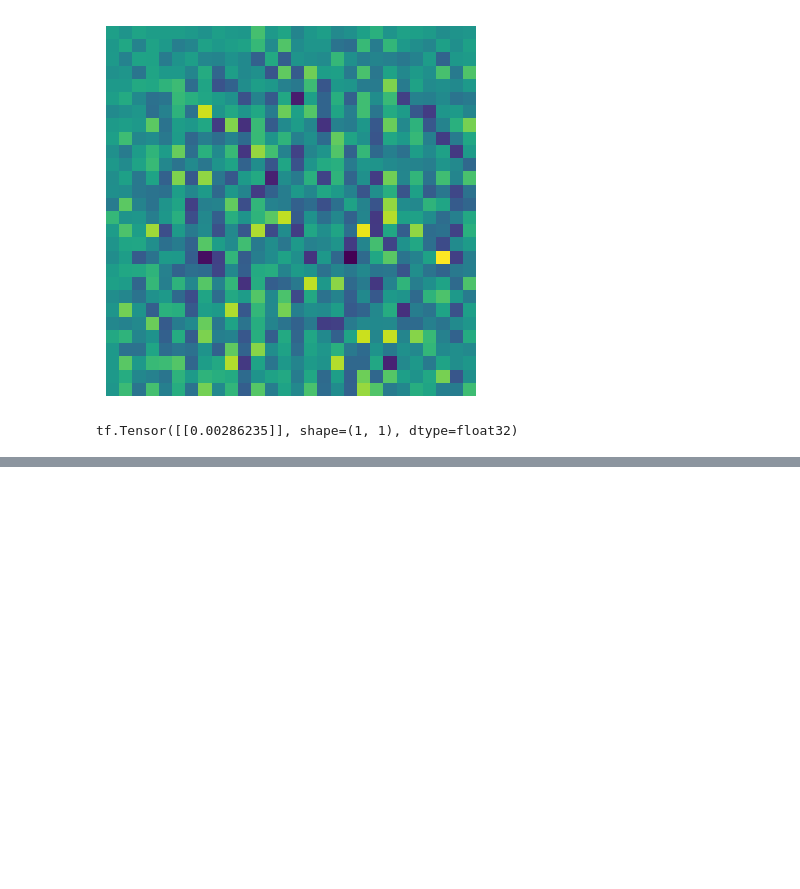
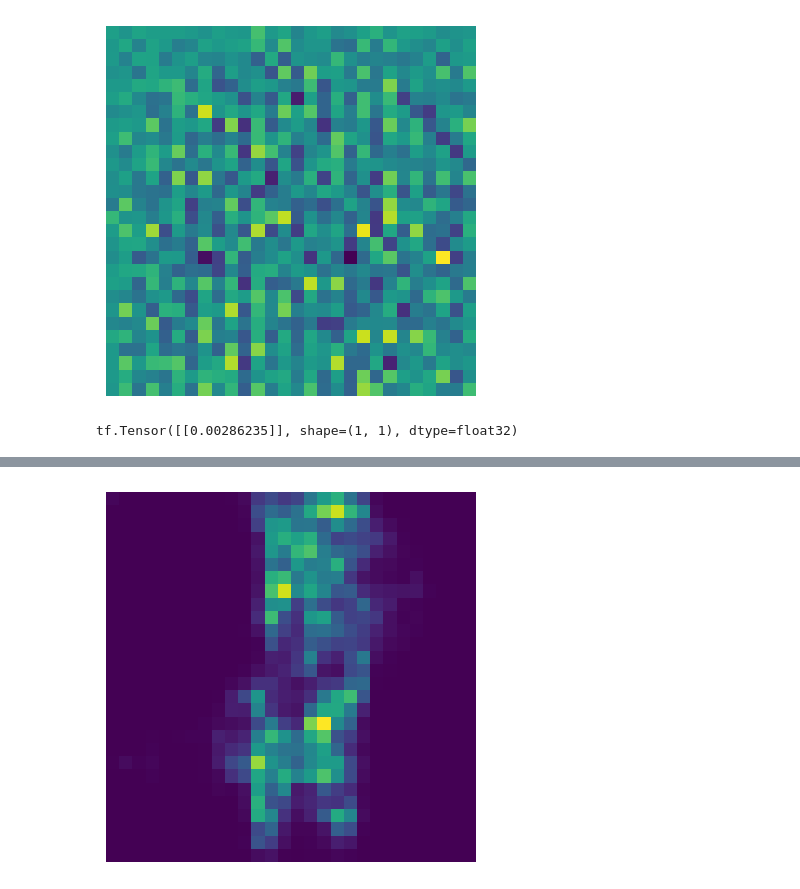
Before and after one commit to Cr0l3y/G_IMG_Fashion, a Jupyter notebook: projeto.ipynb, the cells around one changed output, grey strips where cells are left out. Saved outputs shown, nothing was run; the diff lists cells and outputs as text; code cells hidden in the pictures; blank space fills up the shorter version.

```diff
--- a/projeto.ipynb
+++ b/projeto.ipynb
@@ -78,0 +105,5 @@ tf.Tensor([[0.00286235]], shape=(1, 1), dtype=float32)
+# %%
+epocas = 50
+dimensao_ruido = 100
+numero_ex_treinamentos =16
+seed = tf.random.normal([numero_ex_treinamentos, dimensao_ruido])
@@ -78,0 +179,15 @@ tf.Tensor([[0.00286235]], shape=(1, 1), dtype=float32)
+# %%
+from tensorflow.keras.models import load_model
+gerador_carregado = load_model('modelo_gerador.keras')
+# %%
+# Gerar um novo vetor de ruído
+new_noise = tf.random.normal([1, dimensao_ruido])
+# Gerar uma nova imagem usando o modelo carregado
+new_generated_image = gerador_carregado(new_noise, training=False)
+# %%
+# Visualizar a nova imagem gerada
+plt.imshow((new_generated_image[0] * 127.5 + 127.5).numpy())
+plt.axis('off')
+plt.show()
+# %% [output]
+[figure, added]
```
Also changed, not shown: parts of 9 cells of this notebook, 58 other files.
